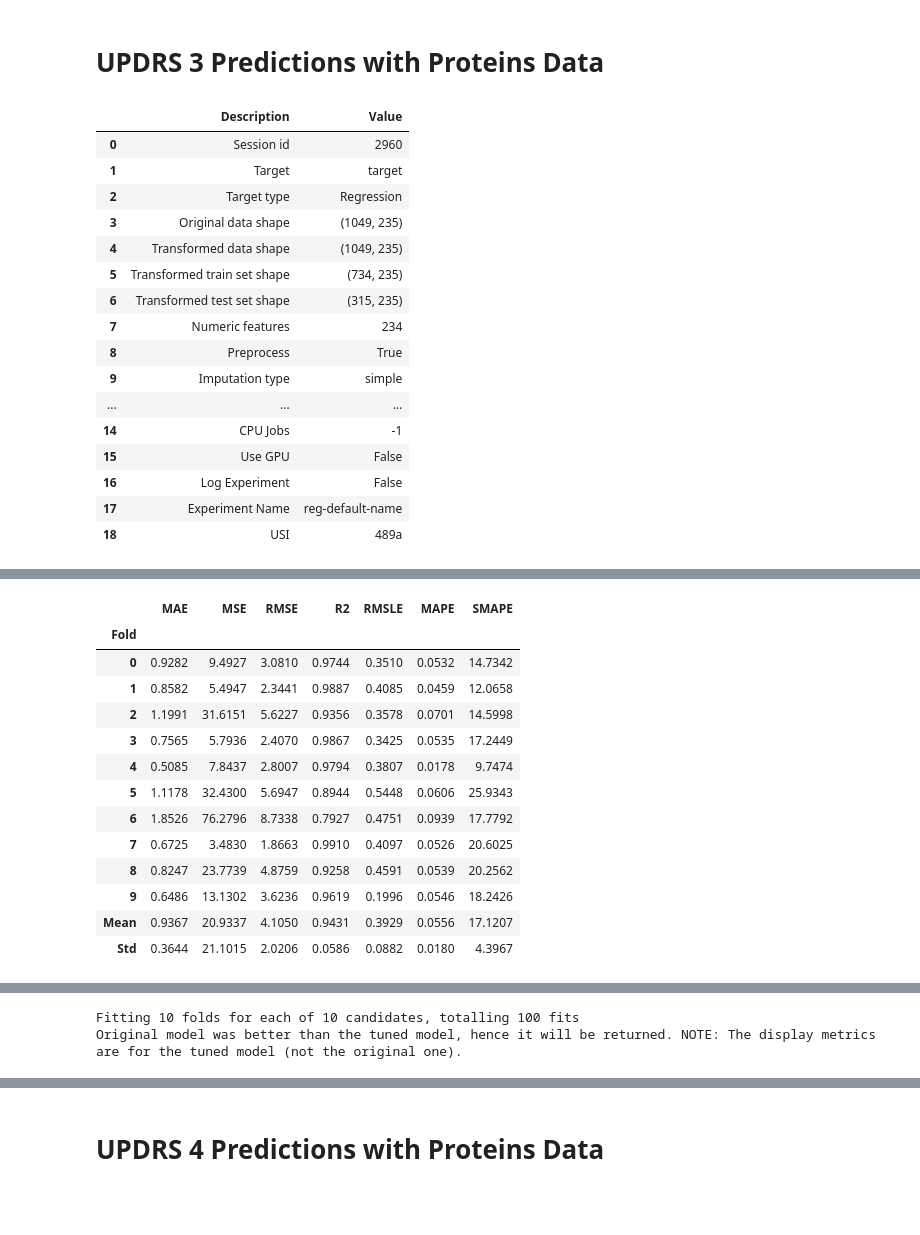
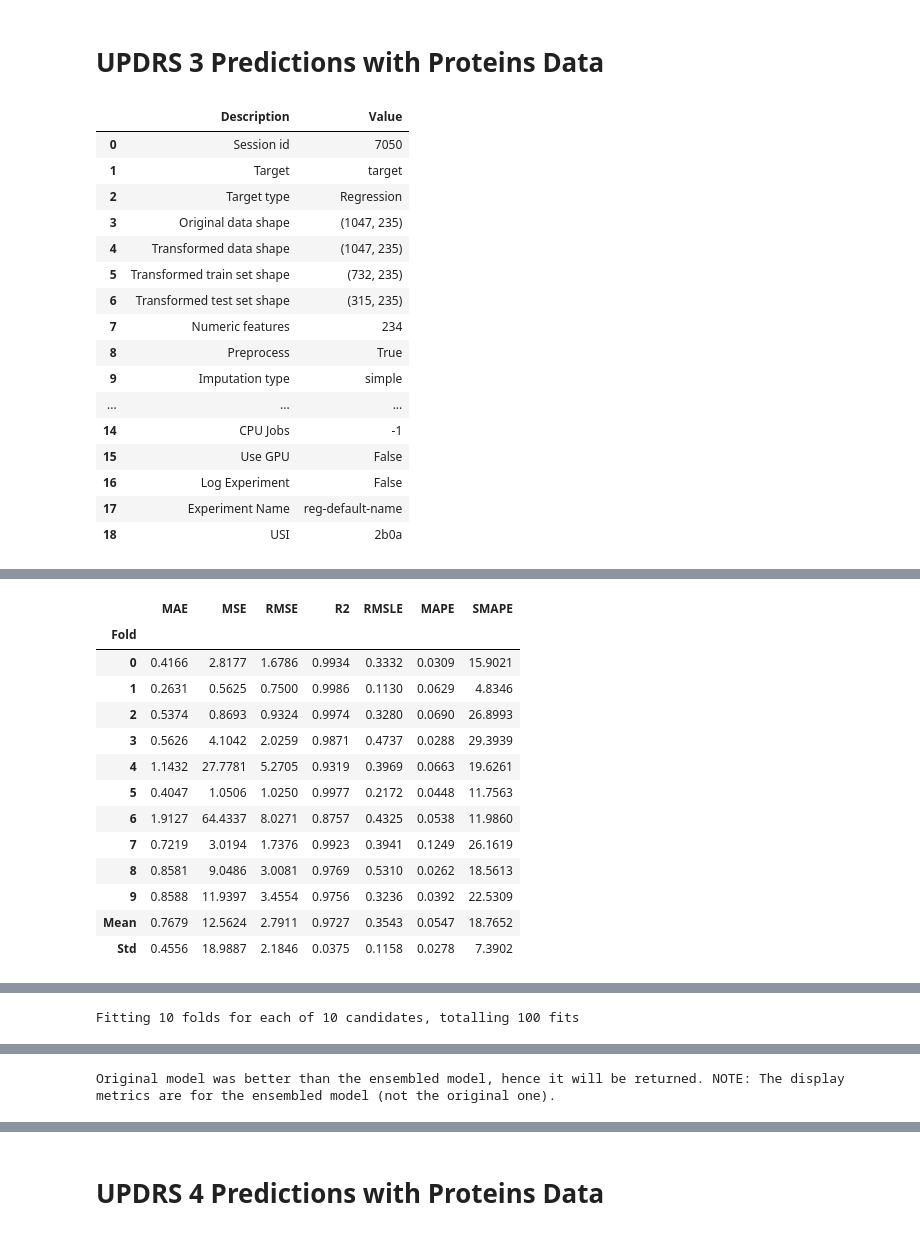
Before and after one commit to prithvidasgupta/si-618-parkinson-prediction, a Jupyter notebook: rough_work/featured_proteins.ipynb, the cells around one changed output, grey strips where cells are left out. Drawn from its saved outputs; the diff is of its cells as text; code cells hidden in the pictures; blank space fills up the shorter version.

```diff
--- a/rough_work/featured_proteins.ipynb
+++ b/rough_work/featured_proteins.ipynb
@@ -84,4 +84,4 @@ clinical_data['offset_updrs4_offset'] = clinical_data.apply(
 clinical_data.fillna(0, inplace=True)
 # %%
 clinical_data = clinical_data[[
-    'updrs_1', 'updrs_2', 'offset_updrs2_offset', 'offset_updrs1_offset','offset_updrs3_offset','offset_updrs4_offset', 'updrs_3', 'updrs_4', 'visit_month']]
+    'updrs_1', 'updrs_2', 'offset_updrs2_offset', 'offset_updrs1_offset','offset_updrs3_offset','offset_updrs4_offset', 'updrs_3', 'updrs_4', 'visit_month', 'patient_id']]
@@ -107,7 +104,7 @@ clinical_data
 # %%
 patient_visits = []
 for vi in clinical_data.index:
-    if vi.startswith('40200') or vi.startswith('64674') or vi.startswith('23391'):
+    if vi.startswith('40200') or vi.startswith('27468') or vi.startswith('23391'):
         patient_visits.append(vi)
 clinical_data_holdout = clinical_data[clinical_data.index.isin(patient_visits)]
 clinical_data_train = clinical_data[~clinical_data.index.isin(patient_visits)]
@@ -362,51 +362,51 @@ Pipeline(memory=FastMemory(location=C:\Users\prith\AppData\Local\Temp\joblib),
 # %%
 dataset = pd.merge(clinical_data_train[['updrs_3', 'offset_updrs1_offset', 'offset_updrs2_offset','offset_updrs3_offset','offset_updrs4_offset','visit_month']],
                    npx_features, how='inner', left_on=['visit_id'], right_on=['visit_id'])
 dataset.head()
 Y = dataset[dataset.columns[0]].values
 X = dataset[dataset.columns[6:]].values
 X_noscale = dataset[dataset.columns[1:6]].values
 X_scaled = StandardScaler().fit_transform(X)
 final_X = np.hstack((X_noscale, X_scaled))
 
 s = setup(data=final_X, target=Y)
 add_metric('SMAPE', 'SMAPE', smape, greater_is_better = False)
 b3 = create_model('et')
 t3 = tune_model(b3, choose_better=True, optimize='SMAPE')
-ensemble_u3 = ensemble_model(t3, choose_better= True, n_estimators=20)
+ensemble_u3 = ensemble_model(t3, choose_better= True, n_estimators=20,method='Boosting')
 # %% [output]
 |  | Description | Value |
-| 0 | Session id | 2960 |
+| 0 | Session id | 7050 |
 | 1 | Target | target |
 | 2 | Target type | Regression |
-| 3 | Original data shape | (1049, 235) |
-| 4 | Transformed data shape | (1049, 235) |
-| 5 | Transformed train set shape | (734, 235) |
+| 3 | Original data shape | (1047, 235) |
+| 4 | Transformed data shape | (1047, 235) |
+| 5 | Transformed train set shape | (732, 235) |
 | 6 | Transformed test set shape | (315, 235) |
 | 7 | Numeric features | 234 |
 | 8 | Preprocess | True |
 | 9 | Imputation type | simple |
 | ... | ... | ... |
 | 14 | CPU Jobs | -1 |
 | 15 | Use GPU | False |
 | 16 | Log Experiment | False |
 | 17 | Experiment Name | reg-default-name |
-| 18 | USI | 489a |
+| 18 | USI | 2b0a |
 [interactive output not drawn]
 |  | MAE | MSE | RMSE | R2 | RMSLE | MAPE | SMAPE |
 | Fold |  |  |  |  |  |  |  |
-| 0 | 0.9282 | 9.4927 | 3.0810 | 0.9744 | 0.3510 | 0.0532 | 14.7342 |
-| 1 | 0.8582 | 5.4947 | 2.3441 | 0.9887 | 0.4085 | 0.0459 | 12.0658 |
-| 2 | 1.1991 | 31.6151 | 5.6227 | 0.9356 | 0.3578 | 0.0701 | 14.5998 |
-| 3 | 0.7565 | 5.7936 | 2.4070 | 0.9867 | 0.3425 | 0.0535 | 17.2449 |
-| 4 | 0.5085 | 7.8437 | 2.8007 | 0.9794 | 0.3807 | 0.0178 | 9.7474 |
-| 5 | 1.1178 | 32.4300 | 5.6947 | 0.8944 | 0.5448 | 0.0606 | 25.9343 |
-| 6 | 1.8526 | 76.2796 | 8.7338 | 0.7927 | 0.4751 | 0.0939 | 17.7792 |
-| 7 | 0.6725 | 3.4830 | 1.8663 | 0.9910 | 0.4097 | 0.0526 | 20.6025 |
-| 8 | 0.8247 | 23.7739 | 4.8759 | 0.9258 | 0.4591 | 0.0539 | 20.2562 |
-| 9 | 0.6486 | 13.1302 | 3.6236 | 0.9619 | 0.1996 | 0.0546 | 18.2426 |
-| Mean | 0.9367 | 20.9337 | 4.1050 | 0.9431 | 0.3929 | 0.0556 | 17.1207 |
-| Std | 0.3644 | 21.1015 | 2.0206 | 0.0586 | 0.0882 | 0.0180 | 4.3967 |
+| 0 | 0.4166 | 2.8177 | 1.6786 | 0.9934 | 0.3332 | 0.0309 | 15.9021 |
+| 1 | 0.2631 | 0.5625 | 0.7500 | 0.9986 | 0.1130 | 0.0629 | 4.8346 |
+| 2 | 0.5374 | 0.8693 | 0.9324 | 0.9974 | 0.3280 | 0.0690 | 26.8993 |
+| 3 | 0.5626 | 4.1042 | 2.0259 | 0.9871 | 0.4737 | 0.0288 | 29.3939 |
+| 4 | 1.1432 | 27.7781 | 5.2705 | 0.9319 | 0.3969 | 0.0663 | 19.6261 |
+| 5 | 0.4047 | 1.0506 | 1.0250 | 0.9977 | 0.2172 | 0.0448 | 11.7563 |
+| 6 | 1.9127 | 64.4337 | 8.0271 | 0.8757 | 0.4325 | 0.0538 | 11.9860 |
+| 7 | 0.7219 | 3.0194 | 1.7376 | 0.9923 | 0.3941 | 0.1249 | 26.1619 |
+| 8 | 0.8581 | 9.0486 | 3.0081 | 0.9769 | 0.5310 | 0.0262 | 18.5613 |
+| 9 | 0.8588 | 11.9397 | 3.4554 | 0.9756 | 0.3236 | 0.0392 | 22.5309 |
+| Mean | 0.7679 | 12.5624 | 2.7911 | 0.9727 | 0.3543 | 0.0547 | 18.7652 |
+| Std | 0.4556 | 18.9887 | 2.1846 | 0.0375 | 0.1158 | 0.0278 | 7.3902 |
 [interactive output not drawn]
 [interactive output not drawn]
 |  | MAE | MSE | RMSE | R2 | RMSLE | MAPE | SMAPE |
@@ -426,6 +426,5 @@ ensemble_u3 = ensemble_model(t3, choose_better= True, n_estimators=20)
 [interactive output not drawn]
 Fitting 10 folds for each of 10 candidates, totalling 100 fits
-Original model was better than the tuned model, hence it will be returned. NOTE: The display metrics are for the tuned model (not the original one).
 [interactive output not drawn]
 |  | MAE | MSE | RMSE | R2 | RMSLE | MAPE | SMAPE |
 | Fold |  |  |  |  |  |  |  |
@@ -444,4 +443,5 @@ Original model was better than the tuned model, hence it will be returned. NOTE:
 [interactive output not drawn]
+Original model was better than the ensembled model, hence it will be returned. NOTE: The display metrics are for the ensembled model (not the original one).
 # %%
 predict_model(b3)
 predict_model(t3)
```
Also changed, not shown: parts of 27 cells of this notebook.
